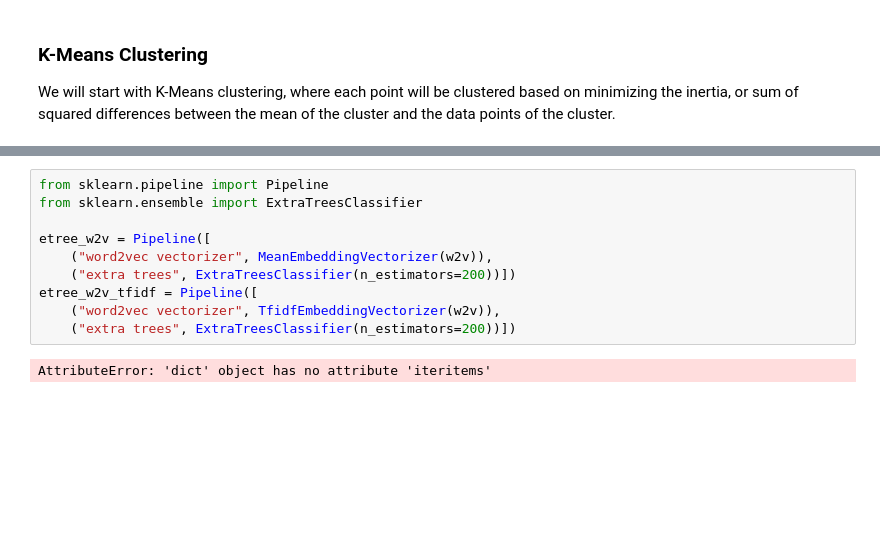
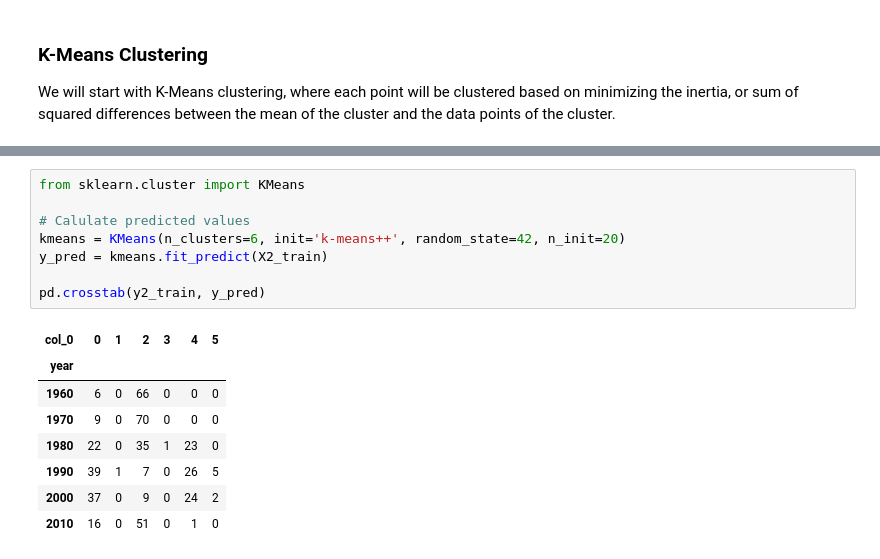
Before and after one commit to ephs08kmp/capstone_projects, a Jupyter notebook: 4.5.1 Unsupervised Learning Capstone.ipynb, the cells around one changed output, grey strips where cells are left out. Cells and saved outputs as stored; diff of their text form; blank space fills up the shorter version.

```diff
--- a/4.5.1 Unsupervised Learning Capstone.ipynb
+++ b/4.5.1 Unsupervised Learning Capstone.ipynb
@@ -466,12 +290,17 @@ class TfidfEmbeddingVectorizer(object):
-# %%
-from sklearn.pipeline import Pipeline
-from sklearn.ensemble import ExtraTreesClassifier
-
-etree_w2v = Pipeline([
-    ("word2vec vectorizer", MeanEmbeddingVectorizer(w2v)),
-    ("extra trees", ExtraTreesClassifier(n_estimators=200))])
-etree_w2v_tfidf = Pipeline([
-    ("word2vec vectorizer", TfidfEmbeddingVectorizer(w2v)),
-    ("extra trees", ExtraTreesClassifier(n_estimators=200))])
-# %% [output]
-AttributeError: 'dict' object has no attribute 'iteritems'
+# %%
+from sklearn.cluster import KMeans
+
+# Calulate predicted values
+kmeans = KMeans(n_clusters=6, init='k-means++', random_state=42, n_init=20)
+y_pred = kmeans.fit_predict(X2_train)
+
+pd.crosstab(y2_train, y_pred)
+# %% [output]
+| col_0 | 0 | 1 | 2 | 3 | 4 | 5 |
+| year |  |  |  |  |  |  |
+| 1960 | 6 | 0 | 66 | 0 | 0 | 0 |
+| 1970 | 9 | 0 | 70 | 0 | 0 | 0 |
+| 1980 | 22 | 0 | 35 | 1 | 23 | 0 |
+| 1990 | 39 | 1 | 7 | 0 | 26 | 5 |
+| 2000 | 37 | 0 | 9 | 0 | 24 | 2 |
+| 2010 | 16 | 0 | 51 | 0 | 1 | 0 |
```
Also changed, not shown: parts of 72 cells of this notebook.
